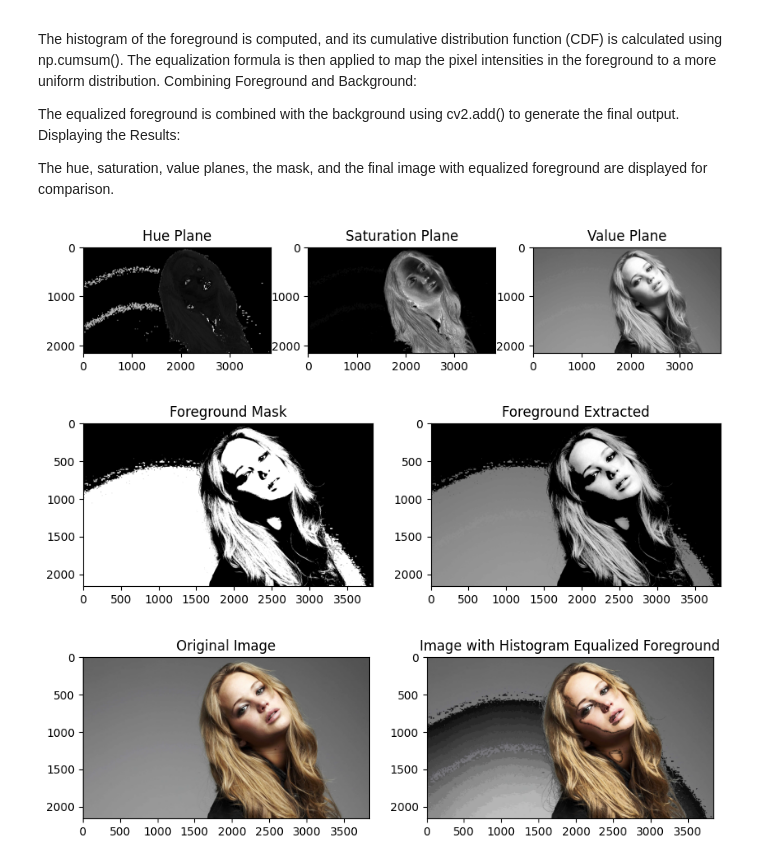
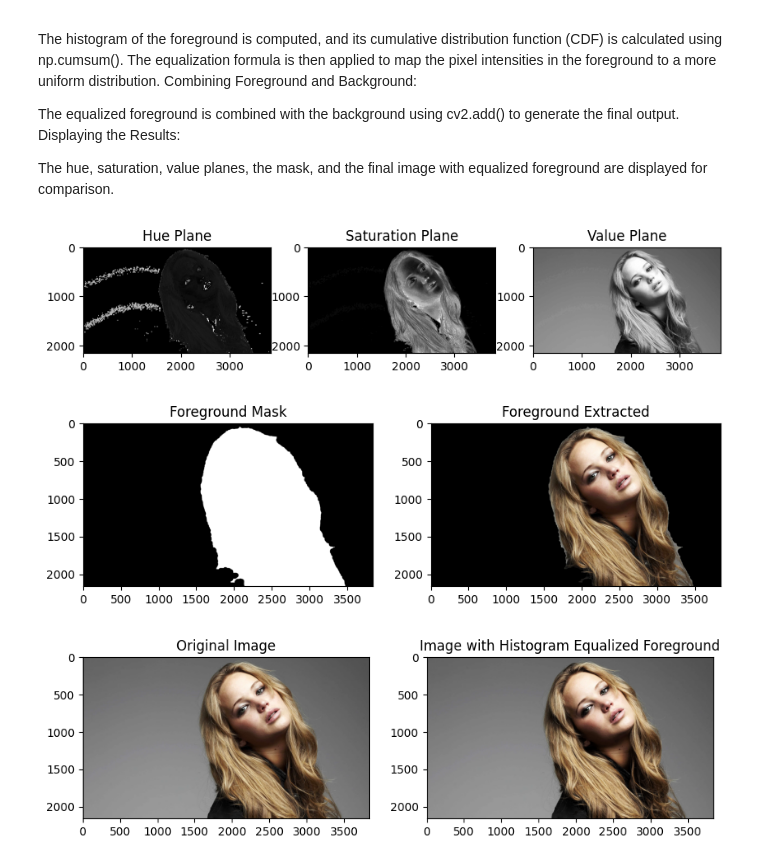
Before and after one commit to SamudraUduwaka/Intensity-Transformations-and-Neighborhood-Filtering, a Jupyter notebook: task6.ipynb, the cells around one changed output. Saved outputs shown, nothing was run; the diff lists cells and outputs as text; code cells hidden in the pictures.

```diff
--- a/task6.ipynb
+++ b/task6.ipynb
@@ -43,56 +43,67 @@ plt.title('Value Plane')
 plt.show()
 
 # Step (b): Threshold the 'Value' plane to create a binary mask for foreground
-_, mask = cv2.threshold(value, 120, 255, cv2.THRESH_BINARY)
+_, mask = cv2.threshold(saturation, 15, 255, cv2.THRESH_BINARY)
+
+binary_mask = cv2.morphologyEx(mask, cv2.MORPH_CLOSE, cv2.getStructuringElement(cv2.MORPH_ELLIPSE, (65, 65)))
 
 # Step (c): Extract the foreground using cv2.bitwise_and
-foreground = cv2.bitwise_and(value, value, mask=mask)
+foreground = cv2.bitwise_and(image, image, mask=binary_mask)
 
 # Display the mask and foreground
 plt.figure(figsize=(10, 4))
 plt.subplot(121)
-plt.imshow(mask, cmap='gray')
+plt.imshow(binary_mask, cmap='gray')
 plt.title('Foreground Mask')
 plt.subplot(122)
-plt.imshow(foreground, cmap='gray')
+plt.imshow(cv2.cvtColor(foreground, cv2.COLOR_BGR2RGB), cmap='gray')
 plt.title('Foreground Extracted')
 plt.show()
 
 # Step (d): Compute the histogram of the foreground
-hist, bins = np.histogram(foreground.flatten(), 256, [0, 256])
+#hist, bins = np.histogram(foreground.flatten(), 256, [0, 256])
 
 # Step (e): Compute the cumulative sum (CDF) of the histogram
-cdf = hist.cumsum()
+#cdf = hist.cumsum()
 
 # Normalize the CDF
-cdf_normalized = cdf * hist.max() / cdf.max()
+#cdf_normalized = cdf * hist.max() / cdf.max()
 
 # Mask zero values to avoid dividing by zero
-cdf_m = np.ma.masked_equal(cdf, 0)
-cdf_m = (cdf_m - cdf_m.min()) * 255 / (cdf_m.max() - cdf_m.min())  # Histogram equalization formula
-cdf = np.ma.filled(cdf_m, 0).astype('uint8')  # Fill with 0s
+#cdf_m = np.ma.masked_equal(cdf, 0)
+#cdf_m = (cdf_m - cdf_m.min()) * 255 / (cdf_m.max() - cdf_m.min())  # Histogram equalization formula
+#cdf = np.ma.filled(cdf_m, 0).astype('uint8')  # Fill with 0s
 
 # Apply the CDF to the foreground to equalize it
-equalized_foreground = cdf[foreground]
+#equalized_foreground = cdf[foreground]
 
 # Step (f): Combine the histogram-equalized foreground with the original background
-background = cv2.bitwise_and(value, value, mask=cv2.bitwise_not(mask))
-final_value_plane = cv2.add(background, equalized_foreground)
+#background = cv2.bitwise_and(value, value, mask=cv2.bitwise_not(mask))
+#final_value_plane = cv2.add(background, equalized_foreground)
 
 # Merge the channels back to form the final image
-final_hsv_image = cv2.merge([hue, saturation, final_value_plane])
-final_image = cv2.cvtColor(final_hsv_image, cv2.COLOR_HSV2BGR)
+#final_hsv_image = cv2.merge([hue, saturation, final_value_plane])
+#final_image = cv2.cvtColor(final_hsv_image, cv2.COLOR_HSV2BGR)
+
+hsv_foreground = cv2.cvtColor(foreground, cv2.COLOR_BGR2HSV)
+value_foreground = hsv_foreground[:,:,2]
+value_foreground_equalized = cv2.equalizeHist(value_foreground)
+hsv_foreground[:,:,2] = value_foreground_equalized
+
+equalized_image = cv2.cvtColor(hsv_foreground, cv2.COLOR_HSV2BGR)
+output_image = image.copy()
+output_image[binary_mask == 255] = equalized_image[binary_mask == 255]
 
 # Show the original and final images
 plt.figure(figsize=(10, 6))
 plt.subplot(121)
 plt.imshow(cv2.cvtColor(image, cv2.COLOR_BGR2RGB))
 plt.title('Original Image')
 plt.subplot(122)
-plt.imshow(cv2.cvtColor(final_image, cv2.COLOR_BGR2RGB))
+plt.imshow(cv2.cvtColor(output_image, cv2.COLOR_BGR2RGB))
 plt.title('Image with Histogram Equalized Foreground')
 plt.show()
 # %% [output]
 [figure]
-[figure, old version]
+[figure, new version]
-[figure, old version]
+[figure, new version]
```
Also changed, not shown: parts of 1 cell of this notebook, 3 other files.
